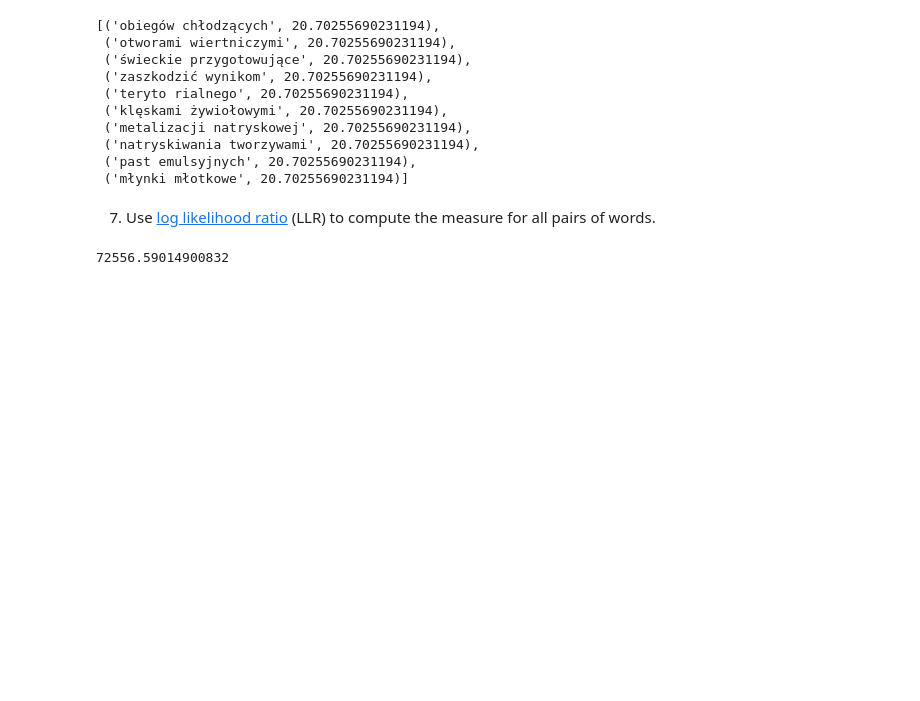
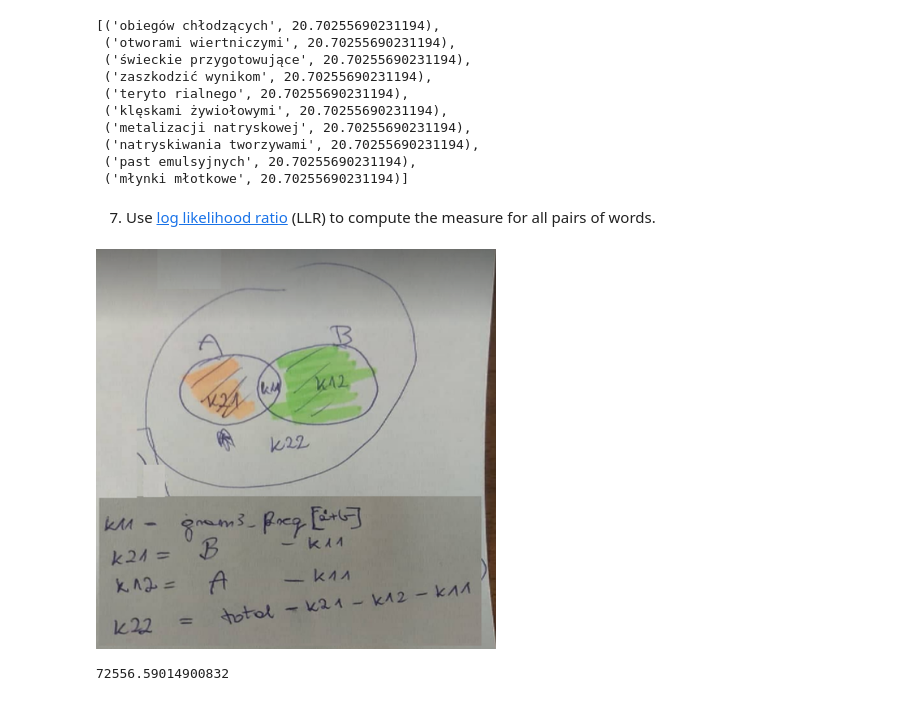
Before and after one commit to sgrzegorz/natural-language-processing, a Jupyter notebook: 04multiword/multiword.ipynb, the cells around one changed output. Drawn from its saved outputs; the diff is of its cells as text; code cells hidden in the pictures; blank space fills up the shorter version.

```diff
--- a/04multiword/multiword.ipynb
+++ b/04multiword/multiword.ipynb
@@ -277,6 +268,13 @@ for key in gram2:
 
 """
 None
+# %%
+
+image = Image.open('1.png')
+image =image.resize((400,400),Image.ANTIALIAS)
+display(image)
+# %% [output]
+[figure, added]
 # %%
 from collections import defaultdict
 
```
Also changed, not shown: parts of 2 cells of this notebook.
